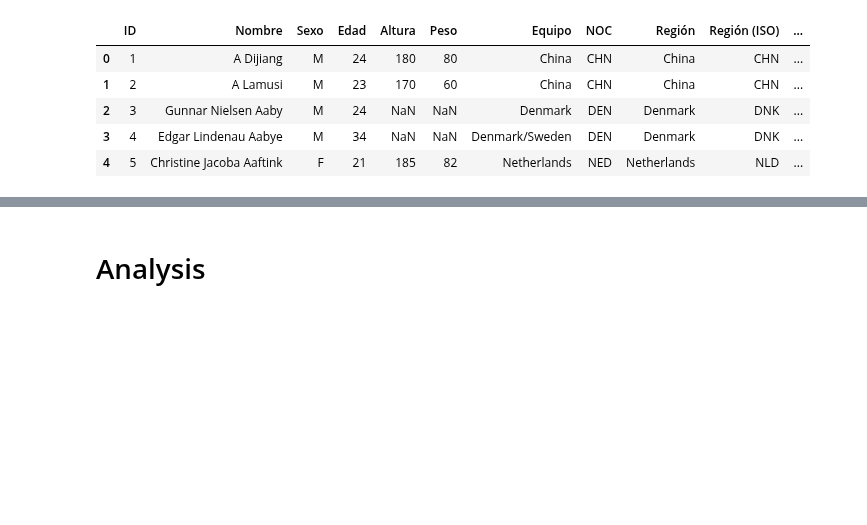
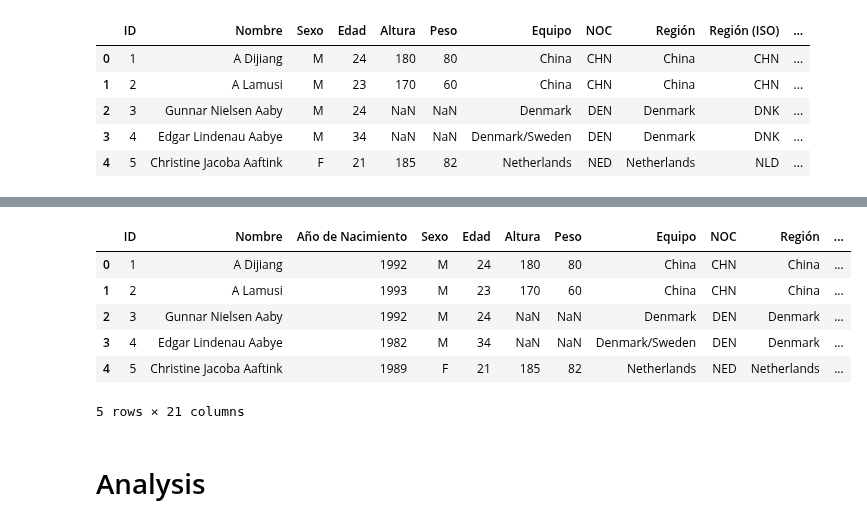
Before and after one commit to agutierrezmorag/olympic-games-datamart, a Jupyter notebook: olympics.ipynb, the cells around one changed output, grey strips where cells are left out. Cells and saved outputs as stored; diff of their text form; code cells hidden in the pictures; blank space fills up the shorter version.

Commit message:
added year of birth column to each athelete

```diff
--- a/olympics.ipynb
+++ b/olympics.ipynb
@@ -505,3 +505,16 @@ ol_data.head()
 | 2 | 3 | Gunnar Nielsen Aaby | M | 24 | NaN | NaN | Denmark | DEN | Denmark | DNK | ... |
 | 3 | 4 | Edgar Lindenau Aabye | M | 34 | NaN | NaN | Denmark/Sweden | DEN | Denmark | DNK | ... |
 | 4 | 5 | Christine Jacoba Aaftink | F | 21 | 185 | 82 | Netherlands | NED | Netherlands | NLD | ... |
+# %%
+# Create a new DataFrame by dropping duplicates in the 'ID' column, keeping only the last occurrence
+birth_year_data = ol_data.drop_duplicates(subset=["ID"], keep="last").copy()
+
+# Create a new 'Year of Birth' column
+birth_year_data["Año de Nacimiento"] = 2016 - birth_year_data["Edad"]
+
+# Now you can merge this data back to the original DataFrame if needed
+ol_data = pd.merge(
+    ol_data, birth_year_data[["ID", "Año de Nacimiento"]], on="ID", how="left"
+)
+
+ol_data.head()
@@ -508,3 +529,21 @@ ol_data.head()
+# %%
+# Get a list of all the column names
+cols = list(ol_data.columns)
+
+# Move the 'Año de Nacimiento' column to the correct position
+cols.insert(cols.index('Edad') - 1, cols.pop(cols.index('Año de Nacimiento')))
+
+# Reindex the DataFrame
+ol_data = ol_data[cols]
+ol_data.head()
+# %% [output]
+|  | ID | Nombre | Año de Nacimiento | Sexo | Edad | Altura | Peso | Equipo | NOC | Región | ... |
+| 0 | 1 | A Dijiang | 1992 | M | 24 | 180 | 80 | China | CHN | China | ... |
+| 1 | 2 | A Lamusi | 1993 | M | 23 | 170 | 60 | China | CHN | China | ... |
+| 2 | 3 | Gunnar Nielsen Aaby | 1992 | M | 24 | NaN | NaN | Denmark | DEN | Denmark | ... |
+| 3 | 4 | Edgar Lindenau Aabye | 1982 | M | 34 | NaN | NaN | Denmark/Sweden | DEN | Denmark | ... |
+| 4 | 5 | Christine Jacoba Aaftink | 1989 | F | 21 | 185 | 82 | Netherlands | NED | Netherlands | ... |
+5 rows × 21 columns
 # %%
 # save the modified data to a new csv file
 ol_data.to_csv("datasets/olympics-spanish.csv", index=False)
```
Also changed, not shown: parts of 1 cell of this notebook, 1 other file.
